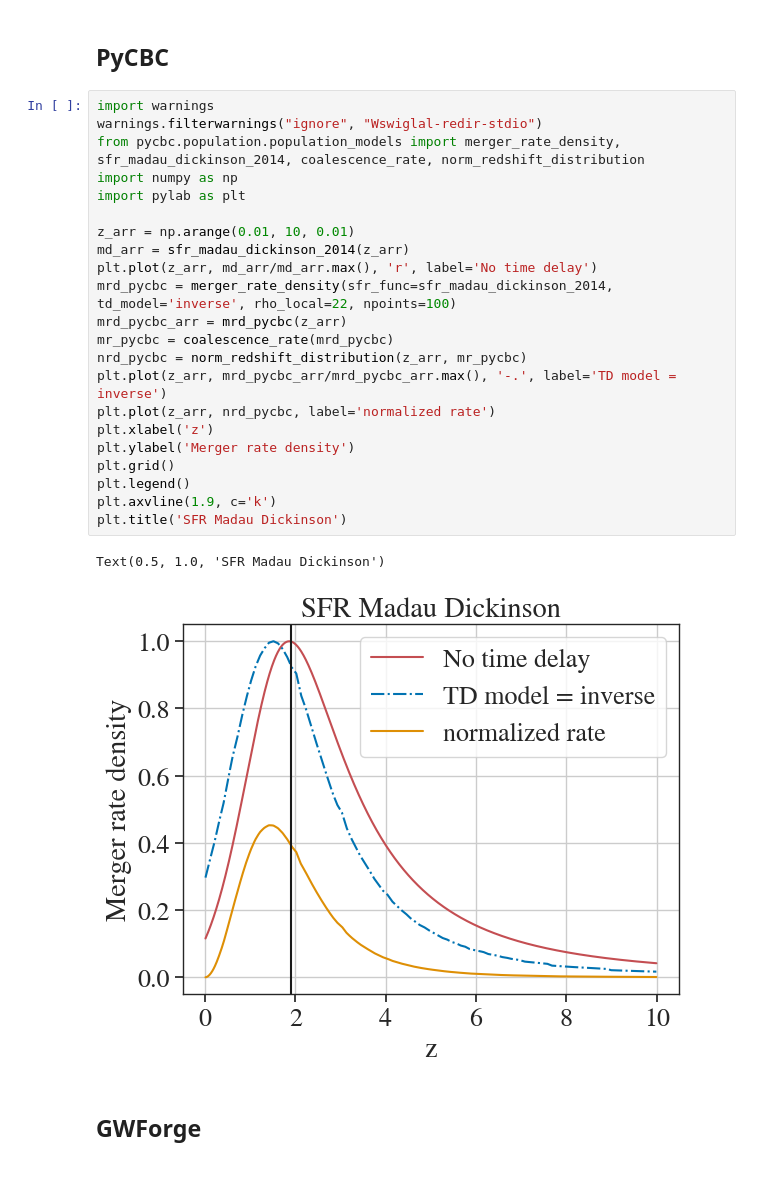
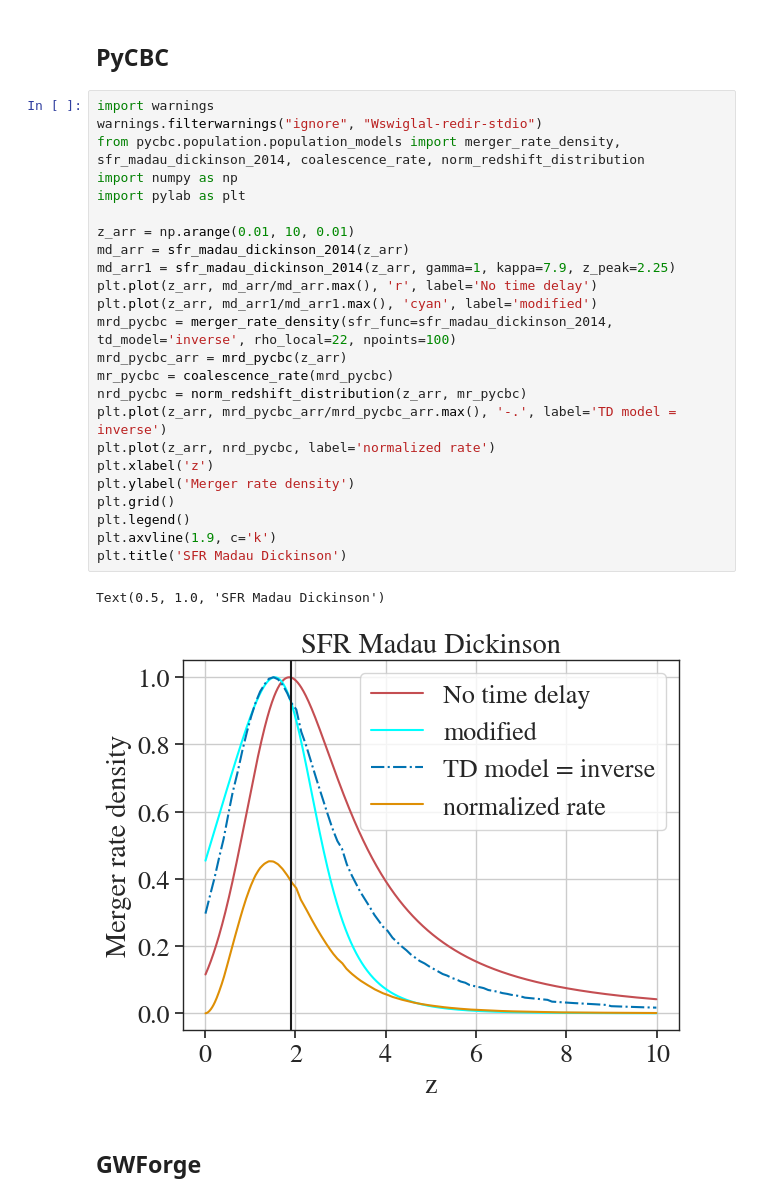
Before and after one commit to divyajyoti09/next_gen_detect, a Jupyter notebook: call_redshift_models_various_packages.ipynb, the cells around one changed output. Cells and saved outputs as stored; diff of their text form.

Commit message:
modified scripts

```diff
--- a/call_redshift_models_various_packages.ipynb
+++ b/call_redshift_models_various_packages.ipynb
@@ -3,28 +3,30 @@
 # %%
 import warnings
 warnings.filterwarnings("ignore", "Wswiglal-redir-stdio")
 from pycbc.population.population_models import merger_rate_density, sfr_madau_dickinson_2014, coalescence_rate, norm_redshift_distribution
 import numpy as np
 import pylab as plt
 
 z_arr = np.arange(0.01, 10, 0.01)
 md_arr = sfr_madau_dickinson_2014(z_arr)
+md_arr1 = sfr_madau_dickinson_2014(z_arr, gamma=1, kappa=7.9, z_peak=2.25)
 plt.plot(z_arr, md_arr/md_arr.max(), 'r', label='No time delay')
+plt.plot(z_arr, md_arr1/md_arr1.max(), 'cyan', label='modified')
 mrd_pycbc = merger_rate_density(sfr_func=sfr_madau_dickinson_2014, td_model='inverse', rho_local=22, npoints=100)
 mrd_pycbc_arr = mrd_pycbc(z_arr)
 mr_pycbc = coalescence_rate(mrd_pycbc)
 nrd_pycbc = norm_redshift_distribution(z_arr, mr_pycbc)
 plt.plot(z_arr, mrd_pycbc_arr/mrd_pycbc_arr.max(), '-.', label='TD model = inverse')
 plt.plot(z_arr, nrd_pycbc, label='normalized rate')
 plt.xlabel('z')
 plt.ylabel('Merger rate density')
 plt.grid()
 plt.legend()
 plt.axvline(1.9, c='k')
 plt.title('SFR Madau Dickinson')
 # %% [output]
 Text(0.5, 1.0, 'SFR Madau Dickinson')
-[figure, old version]
+[figure, new version]
 # %% [markdown]
 ## GWForge
 # %%
```
Also changed, not shown: 3 other files.
